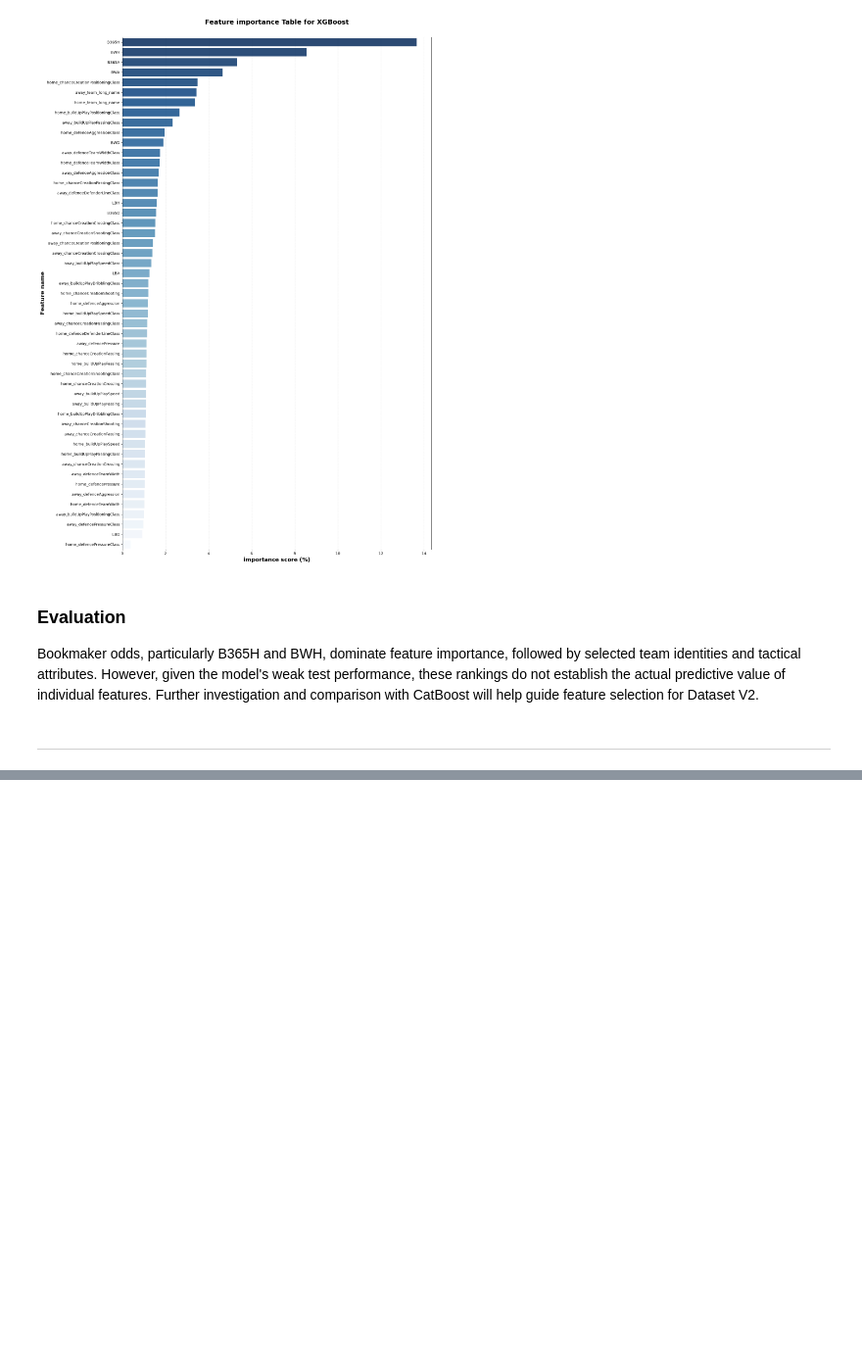
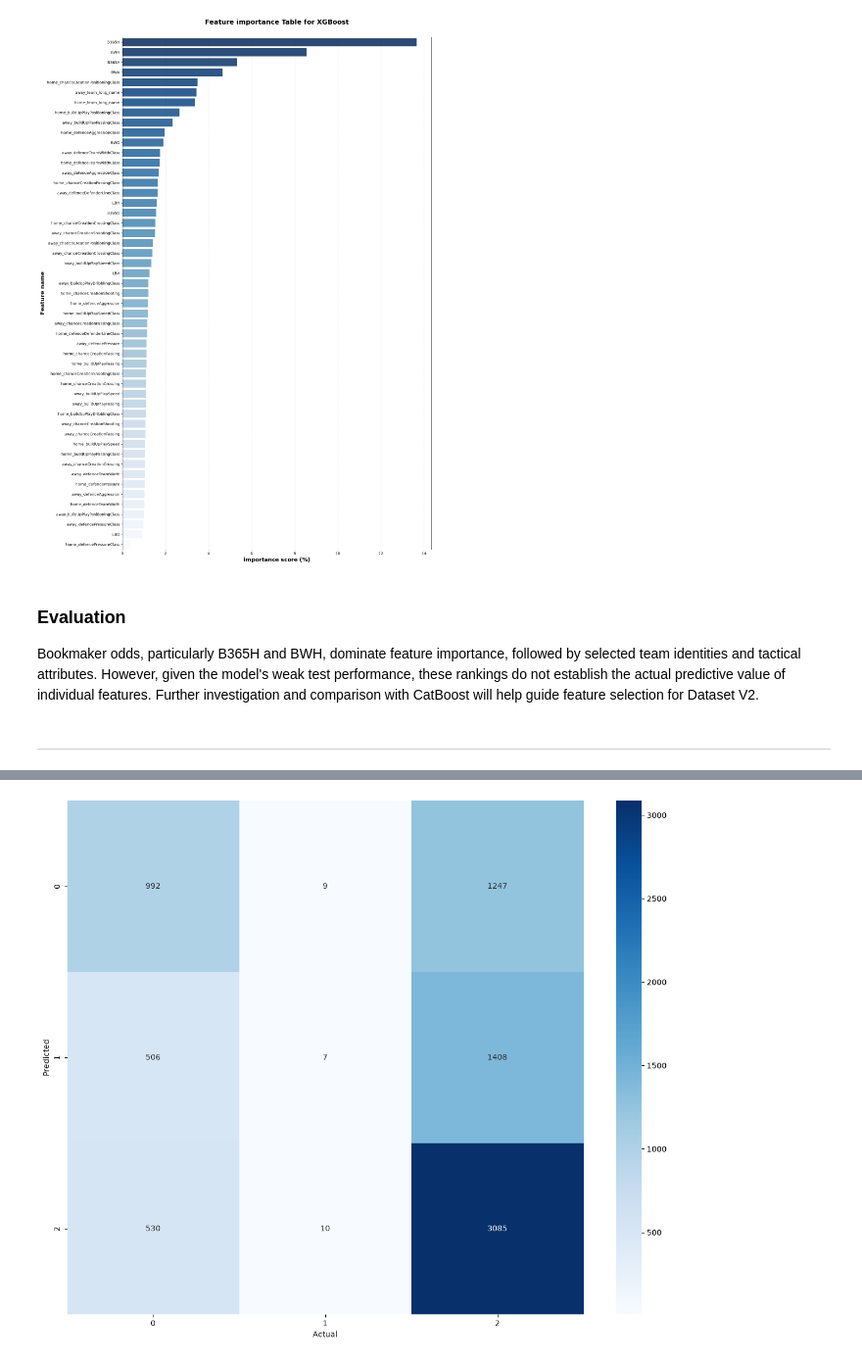
Before and after one commit to Aalli-Talpur/football-match-outcome-prediction, a Jupyter notebook: Notebook/03_Model_Experimentation.ipynb, the cells around one changed output, grey strips where cells are left out. Shown at 98% size. Cells and saved outputs as stored; diff of their text form; code cells hidden in the pictures; blank space fills up the shorter version.

Commit message:
feat(modeling): establish CatBoost baseline and evaluate multiclass performance

```diff
--- a/Notebook/03_Model_Experimentation.ipynb
+++ b/Notebook/03_Model_Experimentation.ipynb
@@ -443,0 +455,13 @@ Bookmaker odds, particularly B365H and BWH, dominate feature importance, followe
+# %%
+cbc_model_1 = CatBoostClassifier(iterations=200, depth=6, learning_rate=0.1, l2_leaf_reg=3, loss_function="MultiClass", random_seed=1, verbose=False, cat_features=cat_cols)
+# %%
+# Create copies
+x_train_cat = x_train.copy()
+x_test_cat = x_test.copy()
+
+# Replace missing categorical values
+for col in cat_cols:
+    x_train_cat[col] = x_train_cat[col].astype("object").fillna("Missing")
+    x_test_cat[col] = x_test_cat[col].astype("object").fillna("Missing")
+# %%
+cbc_model_1.fit(x_train_cat, y_train, cat_features=cat_cols)
@@ -443,0 +470,3 @@ Bookmaker odds, particularly B365H and BWH, dominate feature importance, followe
+# %%
+y_hat = cbc_model_1.predict(x_test_cat)
+y_hat_train = cbc_model_1.predict(x_train_cat)
@@ -443,0 +495,9 @@ Bookmaker odds, particularly B365H and BWH, dominate feature importance, followe
+# %%
+plt.figure(figsize=(15,12))
+cm = confusion_matrix(y_test, y_hat)
+sns.heatmap(cm, annot=True, fmt="d", cmap=("Blues"))
+plt.xlabel("Actual")
+plt.ylabel("Predicted")
+plt.show()
+# %% [output]
+[figure, added]
```
Also changed, not shown: parts of 14 cells of this notebook, 4 other files.
